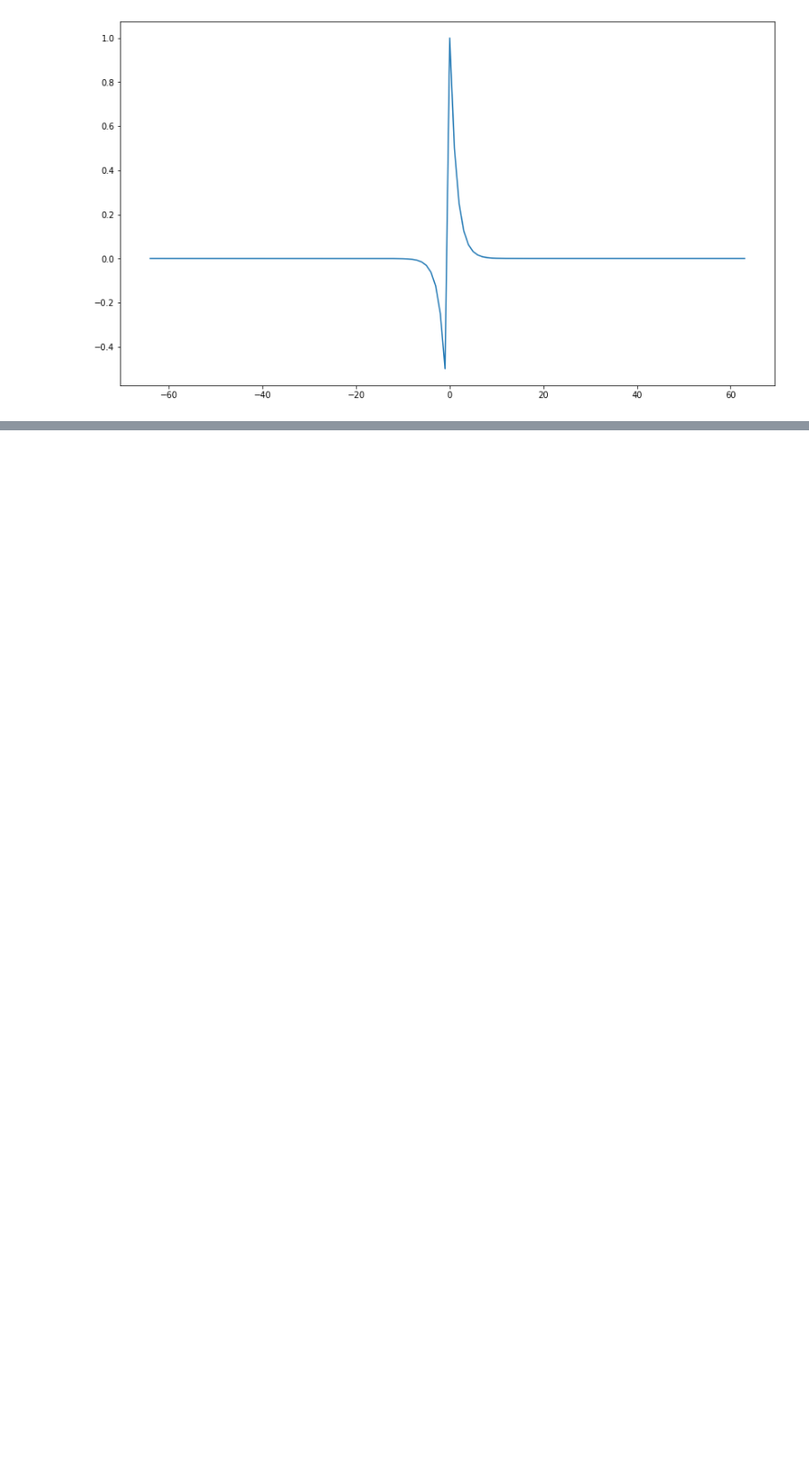
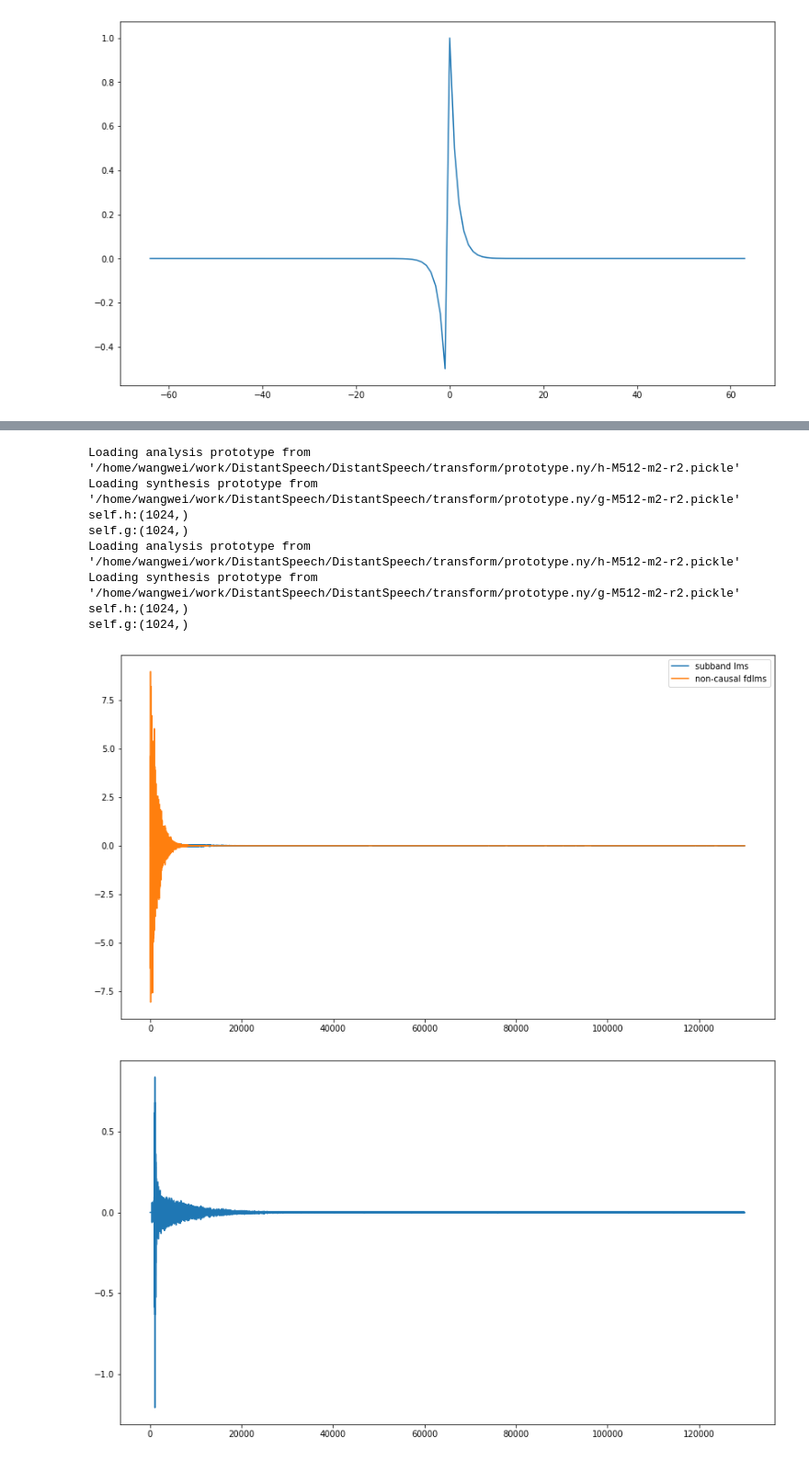
Before and after one commit to wangwei2009/DistantSpeech, a Jupyter notebook: example/causality.ipynb, the cells around one changed output, grey strips where cells are left out. Shown at 92% size. Saved outputs shown, nothing was run; the diff lists cells and outputs as text; code cells hidden in the pictures; blank space fills up the shorter version.

Commit message:
subbandlms still perform good when noncausal

```diff
--- a/example/causality.ipynb
+++ b/example/causality.ipynb
@@ -166 +166,48 @@ shift = iir_length
 [figure]
+# %%
+from DistantSpeech.transform.subband import Subband
+from DistantSpeech.adaptivefilter.SubbandLMS import SubbandLMS
+filter_len = iir_length*2
+
+subband_lms = SubbandLMS(filter_len=2, num_bands=512, hop_length=iir_length*2, mu=1e-1)
+
+flms = FastFreqLms(filter_len=filter_len, mu=0.1, alpha=0.1)
+flms_fir = FastFreqLms(filter_len=filter_len, mu=0.1, alpha=0.1, non_causal=True)
+
+# y2 = y2[filter_len*4:]
+# y1 = y1[:len(y1)]
+
+y = y[iir_length:]
+
+valid_len = len(y2)-flms.filter_len  # discard last frame
+
+est_err_lms = np.zeros(valid_len)
+est_err_nlms = np.zeros(valid_len)
+est_err_flms = np.zeros(valid_len)
+output = np.zeros(y1.shape)
+
+for n in tqdm(range(len(y2) - filter_len)):
+    if np.mod(n, flms.filter_len) == 0:
+        input_vector = y2[n: n +  flms.filter_len]
+        d_vector = y1[n : n + flms.filter_len]
+
+        subband_err_td, w_flms = subband_lms.update(input_vector, d_vector)
+
+        output[n : n + flms.filter_len] = subband_err_td
+
+plt.figure(figsize=(14,8))
+plt.plot(output)
+plt.plot(output_fir)
+plt.legend(['subband lms','non-causal fdlms'])
+plt.show()
+# %% [output]
+Loading analysis prototype from '/home/wangwei/work/DistantSpeech/DistantSpeech/transform/prototype.ny/h-M512-m2-r2.pickle'
+Loading synthesis prototype from '/home/wangwei/work/DistantSpeech/DistantSpeech/transform/prototype.ny/g-M512-m2-r2.pickle'
+self.h:(1024,)
+self.g:(1024,)
+Loading analysis prototype from '/home/wangwei/work/DistantSpeech/DistantSpeech/transform/prototype.ny/h-M512-m2-r2.pickle'
+Loading synthesis prototype from '/home/wangwei/work/DistantSpeech/DistantSpeech/transform/prototype.ny/g-M512-m2-r2.pickle'
+self.h:(1024,)
+self.g:(1024,)
+[figure, added]
+[figure, added]
```
Also changed, not shown: parts of 2 cells of this notebook.
